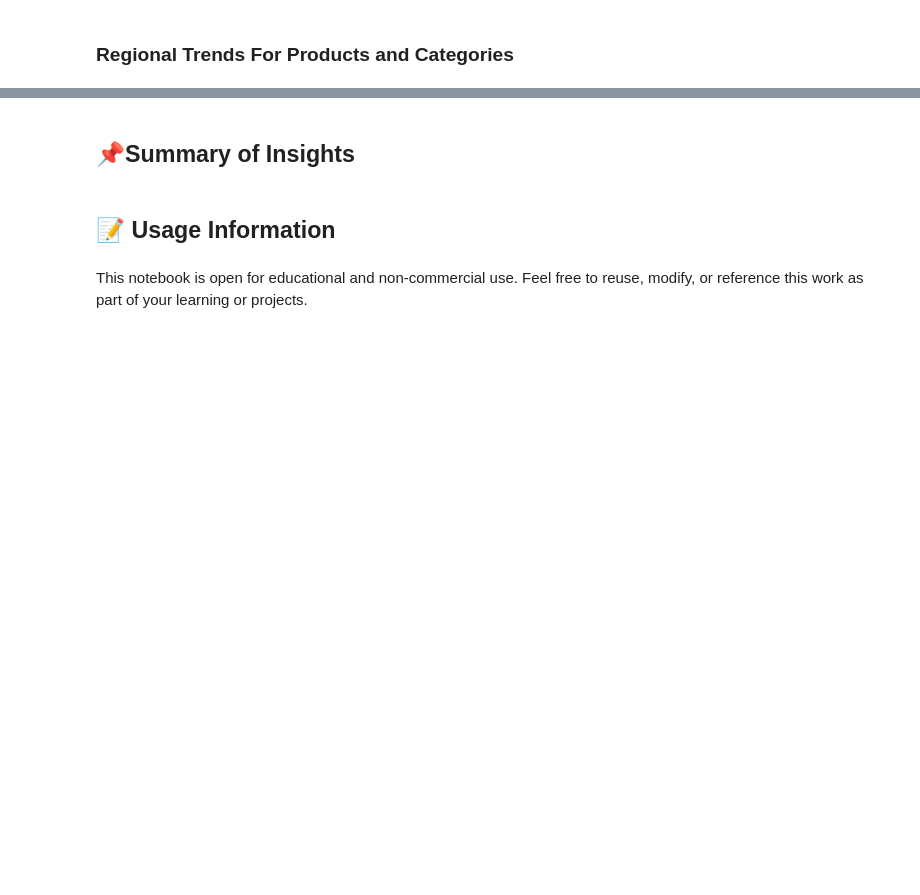
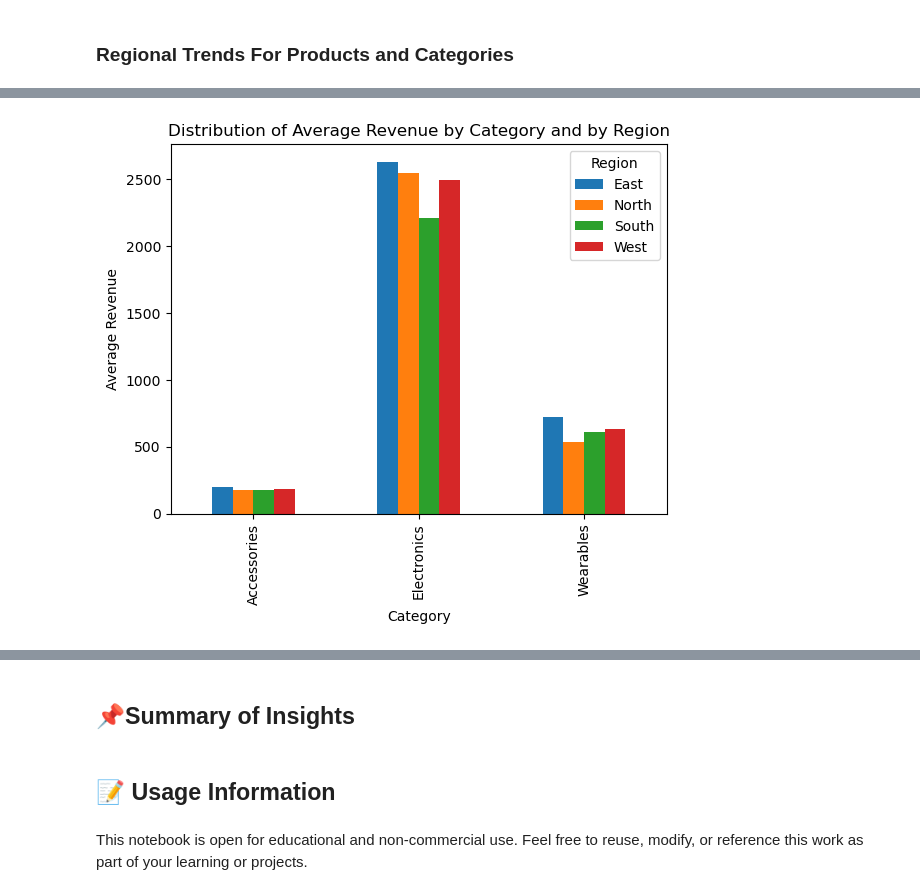
Before and after one commit to Mohammed-Hanan-Othman/ecommerce-sales-analysis, a Jupyter notebook: notebooks/3.product_performance.ipynb, the cells around one changed output, grey strips where cells are left out. Cells and saved outputs as stored; diff of their text form; code cells hidden in the pictures; blank space fills up the shorter version.

```diff
--- a/notebooks/3.product_performance.ipynb
+++ b/notebooks/3.product_performance.ipynb
@@ -424,0 +437,7 @@ plt.show();
+# %%
+df_copy.groupby(by=["Category", "Region"])["Total Price Calc"].mean().sort_values().unstack().plot(kind="bar")
+plt.title("Distribution of Average Revenue by Category and by Region")
+plt.ylabel("Average Revenue")
+plt.show();
+# %% [output]
+[figure, added]
```
Also changed, not shown: parts of 7 cells of this notebook.
